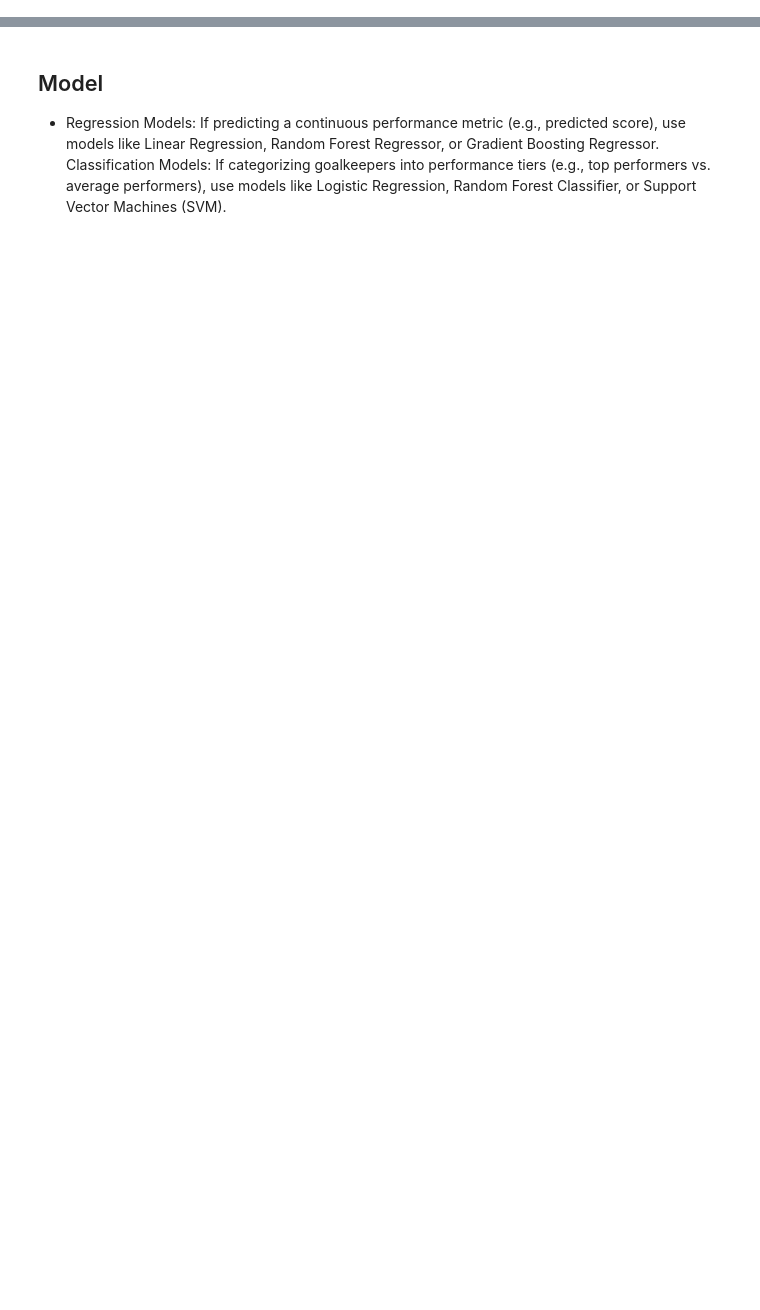
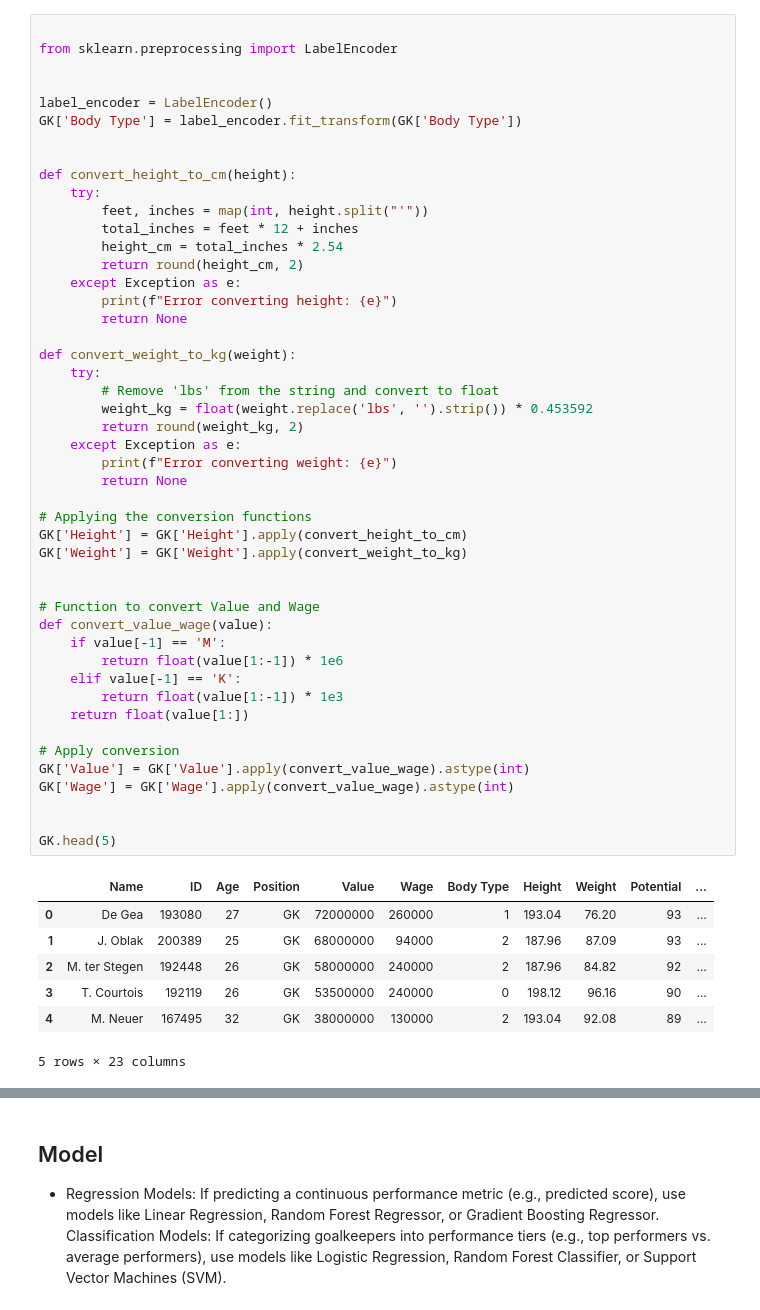
Before and after one commit to Vgoyal6809/Fifa, a Jupyter notebook: Goal_Keeper.ipynb, the cells around one changed output, grey strips where cells are left out. Saved outputs shown, nothing was run; the diff lists cells and outputs as text; blank space fills up the shorter version.

```diff
--- a/Goal_Keeper.ipynb
+++ b/Goal_Keeper.ipynb
@@ -267,0 +37,55 @@ plt.show()
+# %%
+
+from sklearn.preprocessing import LabelEncoder
+
+
+label_encoder = LabelEncoder()
+GK['Body Type'] = label_encoder.fit_transform(GK['Body Type'])
+
+
+def convert_height_to_cm(height):
+    try:
+        feet, inches = map(int, height.split("'"))
+        total_inches = feet * 12 + inches
+        height_cm = total_inches * 2.54
+        return round(height_cm, 2)
+    except Exception as e:
+        print(f"Error converting height: {e}")
+        return None
+
+def convert_weight_to_kg(weight):
+    try:
+        # Remove 'lbs' from the string and convert to float
+        weight_kg = float(weight.replace('lbs', '').strip()) * 0.453592
+        return round(weight_kg, 2)
+    except Exception as e:
+        print(f"Error converting weight: {e}")
+        return None
+
+# Applying the conversion functions
+GK['Height'] = GK['Height'].apply(convert_height_to_cm)
+GK['Weight'] = GK['Weight'].apply(convert_weight_to_kg)
+
+
+# Function to convert Value and Wage
+def convert_value_wage(value):
+    if value[-1] == 'M':
+        return float(value[1:-1]) * 1e6
+    elif value[-1] == 'K':
+        return float(value[1:-1]) * 1e3
+    return float(value[1:])
+
+# Apply conversion
+GK['Value'] = GK['Value'].apply(convert_value_wage).astype(int)
+GK['Wage'] = GK['Wage'].apply(convert_value_wage).astype(int)
+
+
+GK.head(5)
+# %% [output]
+|  | Name | ID | Age | Position | Value | Wage | Body Type | Height | Weight | Potential | ... |
+| 0 | De Gea | 193080 | 27 | GK | 72000000 | 260000 | 1 | 193.04 | 76.20 | 93 | ... |
+| 1 | J. Oblak | 200389 | 25 | GK | 68000000 | 94000 | 2 | 187.96 | 87.09 | 93 | ... |
+| 2 | M. ter Stegen | 192448 | 26 | GK | 58000000 | 240000 | 2 | 187.96 | 84.82 | 92 | ... |
+| 3 | T. Courtois | 192119 | 26 | GK | 53500000 | 240000 | 0 | 198.12 | 96.16 | 90 | ... |
+| 4 | M. Neuer | 167495 | 32 | GK | 38000000 | 130000 | 2 | 193.04 | 92.08 | 89 | ... |
+5 rows × 23 columns
```
Also changed, not shown: parts of 23 cells of this notebook, 2 other files.
